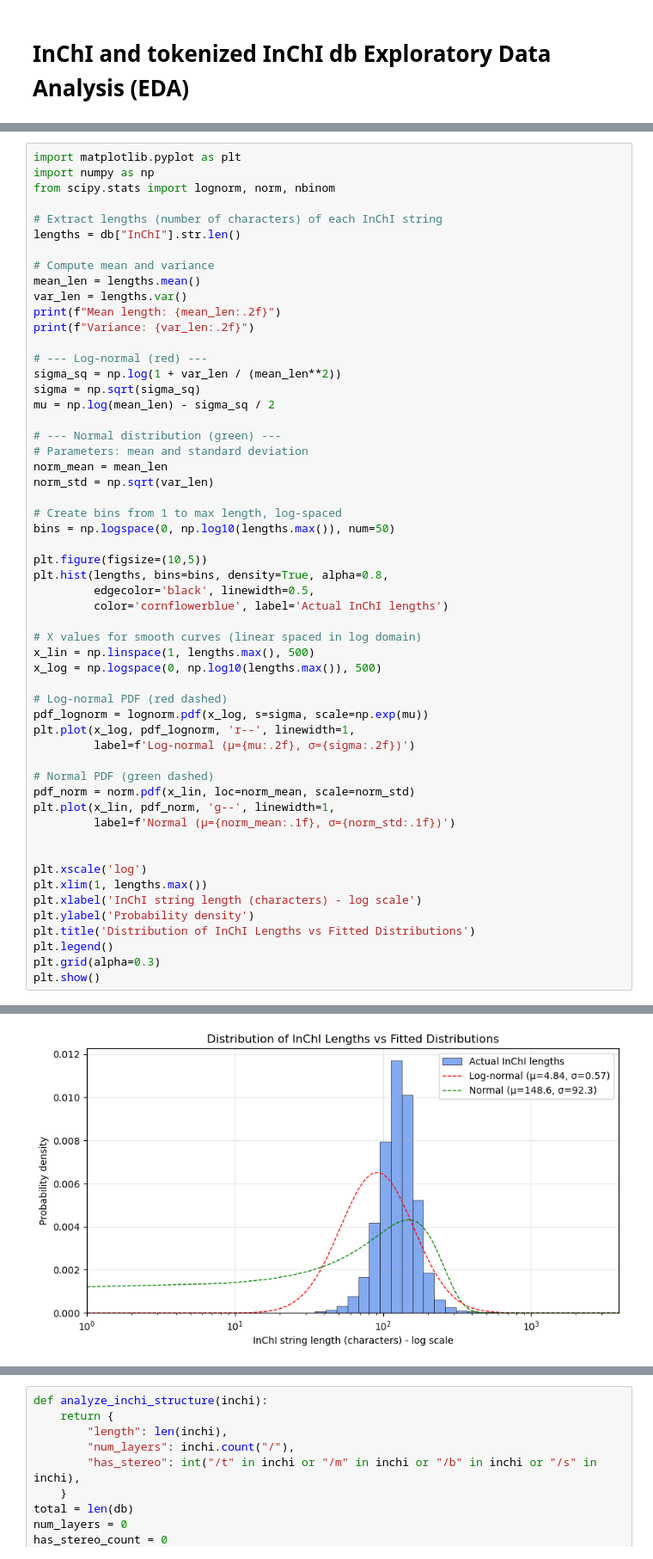
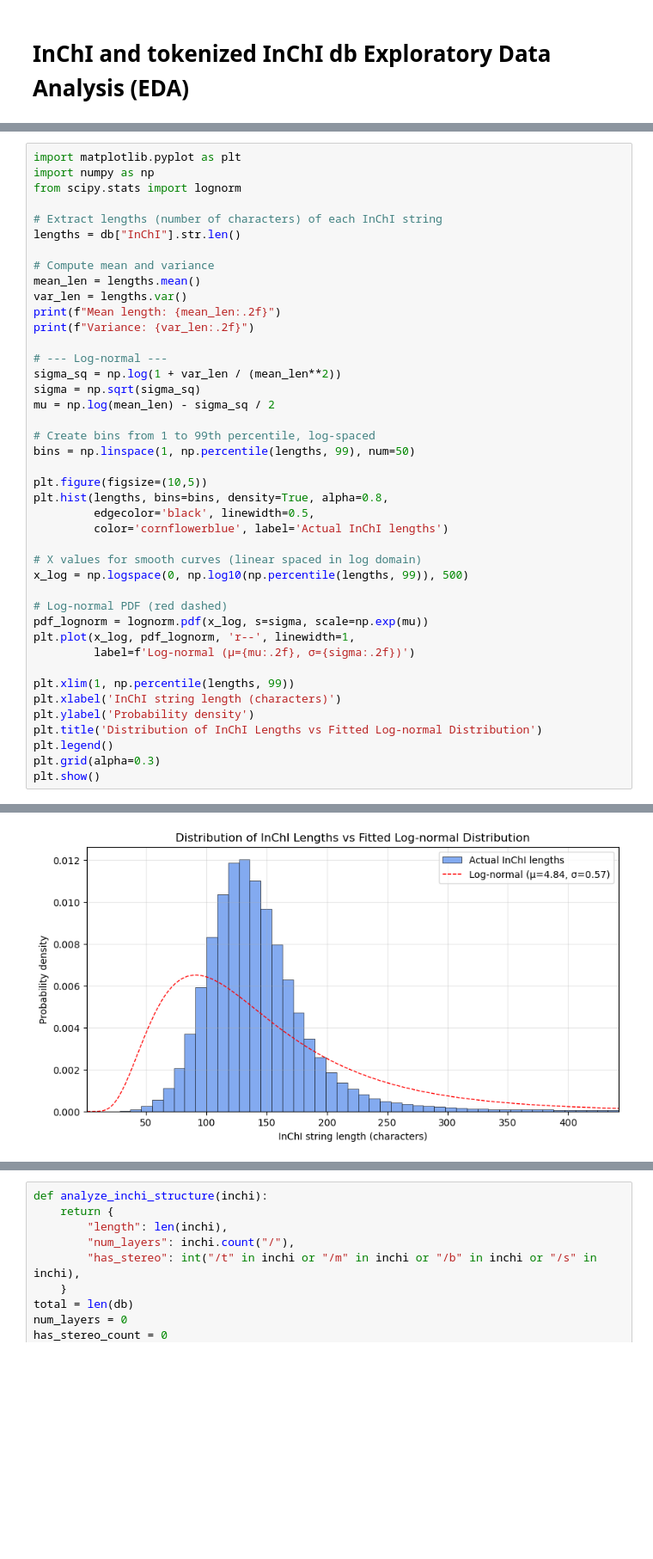
Before and after one commit to grobles17/IMF_TFM_Drug_Metabolism, a Jupyter notebook: DataBase/InChI/inchi_db_eda.ipynb, the cells around one changed output, grey strips where cells are left out. Shown at 86% size. Saved outputs shown, nothing was run; the diff lists cells and outputs as text; blank space fills up the shorter version.

Commit message:
feat: completed inchi_db_eda.py and .ipynb. Graphs included

```diff
--- a/DataBase/InChI/inchi_db_eda.ipynb
+++ b/DataBase/InChI/inchi_db_eda.ipynb
@@ -85,7 +82,7 @@ From a modeling perspective, setting a maximum sequence length of **512 tokens**
 # %%
 import matplotlib.pyplot as plt
 import numpy as np
-from scipy.stats import lognorm, norm, nbinom
+from scipy.stats import lognorm
 
 # Extract lengths (number of characters) of each InChI string
 lengths = db["InChI"].str.len()
@@ -93,52 +90,39 @@ lengths = db["InChI"].str.len()
 # Compute mean and variance
 mean_len = lengths.mean()
 var_len = lengths.var()
 print(f"Mean length: {mean_len:.2f}")
 print(f"Variance: {var_len:.2f}")
 
-# --- Log‑normal (red) ---
+# --- Log‑normal ---
 sigma_sq = np.log(1 + var_len / (mean_len**2))
 sigma = np.sqrt(sigma_sq)
 mu = np.log(mean_len) - sigma_sq / 2
 
-# --- Normal distribution (green) ---
-# Parameters: mean and standard deviation
-norm_mean = mean_len
-norm_std = np.sqrt(var_len)
-
-# Create bins from 1 to max length, log‑spaced
-bins = np.logspace(0, np.log10(lengths.max()), num=50)
+# Create bins from 1 to 99th percentile, log‑spaced
+bins = np.linspace(1, np.percentile(lengths, 99), num=50)
 
 plt.figure(figsize=(10,5))
 plt.hist(lengths, bins=bins, density=True, alpha=0.8,
          edgecolor='black', linewidth=0.5,
          color='cornflowerblue', label='Actual InChI lengths')
 
 # X values for smooth curves (linear spaced in log domain)
-x_lin = np.linspace(1, lengths.max(), 500)
-x_log = np.logspace(0, np.log10(lengths.max()), 500)
+x_log = np.logspace(0, np.log10(np.percentile(lengths, 99)), 500)
 
 # Log‑normal PDF (red dashed)
 pdf_lognorm = lognorm.pdf(x_log, s=sigma, scale=np.exp(mu))
 plt.plot(x_log, pdf_lognorm, 'r--', linewidth=1,
          label=f'Log‑normal (μ={mu:.2f}, σ={sigma:.2f})')
 
-# Normal PDF (green dashed)
-pdf_norm = norm.pdf(x_lin, loc=norm_mean, scale=norm_std)
-plt.plot(x_lin, pdf_norm, 'g--', linewidth=1,
-         label=f'Normal (μ={norm_mean:.1f}, σ={norm_std:.1f})')
-
-
-plt.xscale('log')
-plt.xlim(1, lengths.max())
-plt.xlabel('InChI string length (characters) - log scale')
+plt.xlim(1, np.percentile(lengths, 99))
+plt.xlabel('InChI string length (characters)')
 plt.ylabel('Probability density')
-plt.title('Distribution of InChI Lengths vs Fitted Distributions')
+plt.title('Distribution of InChI Lengths vs Fitted Log‑normal Distribution')
 plt.legend()
 plt.grid(alpha=0.3)
 plt.show()
 # %% [output]
 Mean length: 148.60
 Variance: 8519.09
-[figure, old version]
+[figure, new version]
 # %% [markdown]
```
Also changed, not shown: parts of 32 cells of this notebook, 1 other file.
